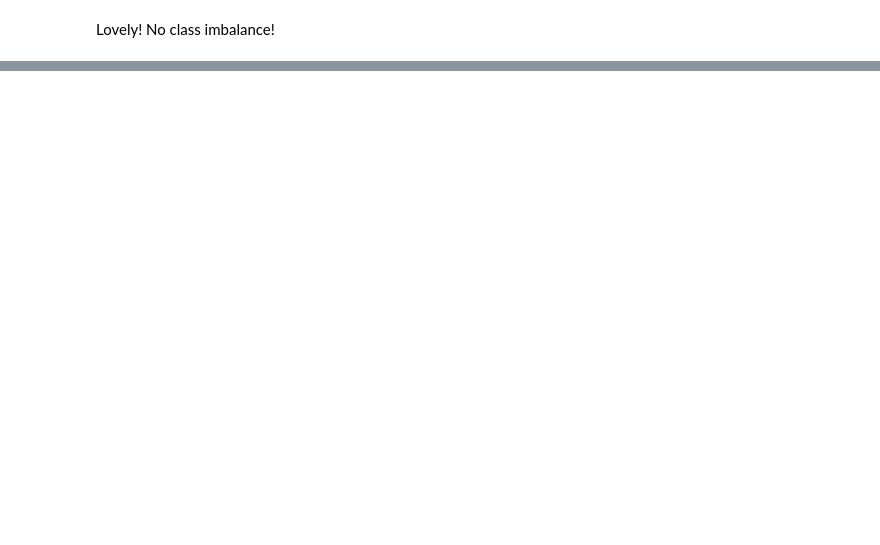
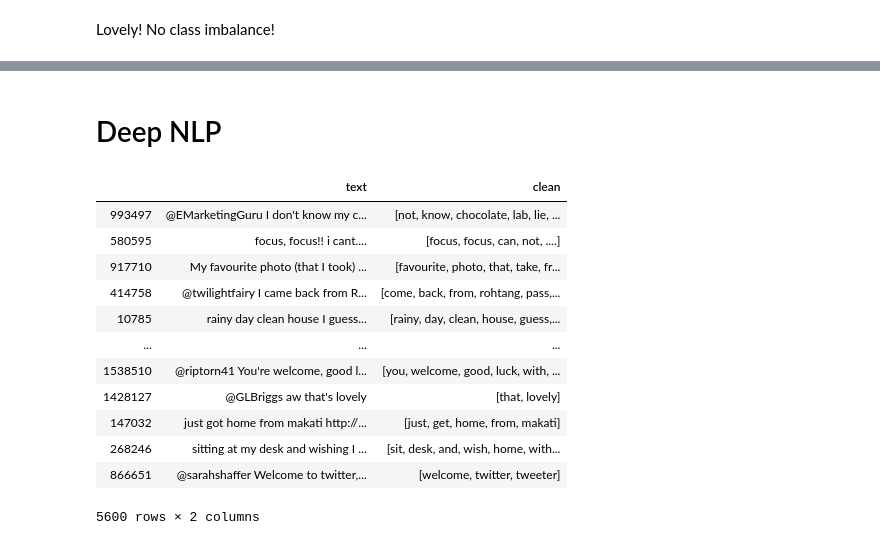
Before and after one commit to singsang2/capstone-twitter-analysis, a Jupyter notebook: Models.ipynb, the cells around one changed output, grey strips where cells are left out. Drawn from its saved outputs; the diff is of its cells as text; code cells hidden in the pictures; blank space fills up the shorter version.

```diff
--- a/Models.ipynb
+++ b/Models.ipynb
@@ -89,0 +215,32 @@ AttributeError: module 'src.useful_codes' has no attribute 'evaluate_binary_mode
+# %% [markdown]
+# Deep NLP
+# %%
+# Define X and y
+X = permanent['text']
+y = permanent['sentiment']
+
+# Splits test set
+X_train, X_test, y_train, y_test = train_test_split(X, y, train_size=0.005, random_state=42)
+
+# Splits traint set into train and validation set
+X_train, X_val, y_train, y_val = train_test_split(X_train, y_train, train_size=0.70, random_state=42)
+# %%
+X_train = pd.DataFrame(X_train)
+X_train.columns = ['text']
+X_train['clean'] = X_train['text'].apply(uc.clean_text)
+# %%
+X_train
+# %% [output]
+|  | text | clean |
+| 993497 | @EMarketingGuru I don't know my c... | [not, know, chocolate, lab, lie, ... |
+| 580595 | focus, focus!! i cant.... | [focus, focus, can, not, ....] |
+| 917710 | My favourite photo (that I took) ... | [favourite, photo, that, take, fr... |
+| 414758 | @twilightfairy I came back from R... | [come, back, from, rohtang, pass,... |
+| 10785 | rainy day clean house I guess... | [rainy, day, clean, house, guess,... |
+| ... | ... | ... |
+| 1538510 | @riptorn41 You're welcome, good l... | [you, welcome, good, luck, with, ... |
+| 1428127 | @GLBriggs aw that's lovely | [that, lovely] |
+| 147032 | just got home from makati http://... | [just, get, home, from, makati] |
+| 268246 | sitting at my desk and wishing I ... | [sit, desk, and, wish, home, with... |
+| 866651 | @sarahshaffer Welcome to twitter,... | [welcome, twitter, tweeter] |
+5600 rows × 2 columns
```
Also changed, not shown: parts of 20 cells of this notebook, 4 other files.
